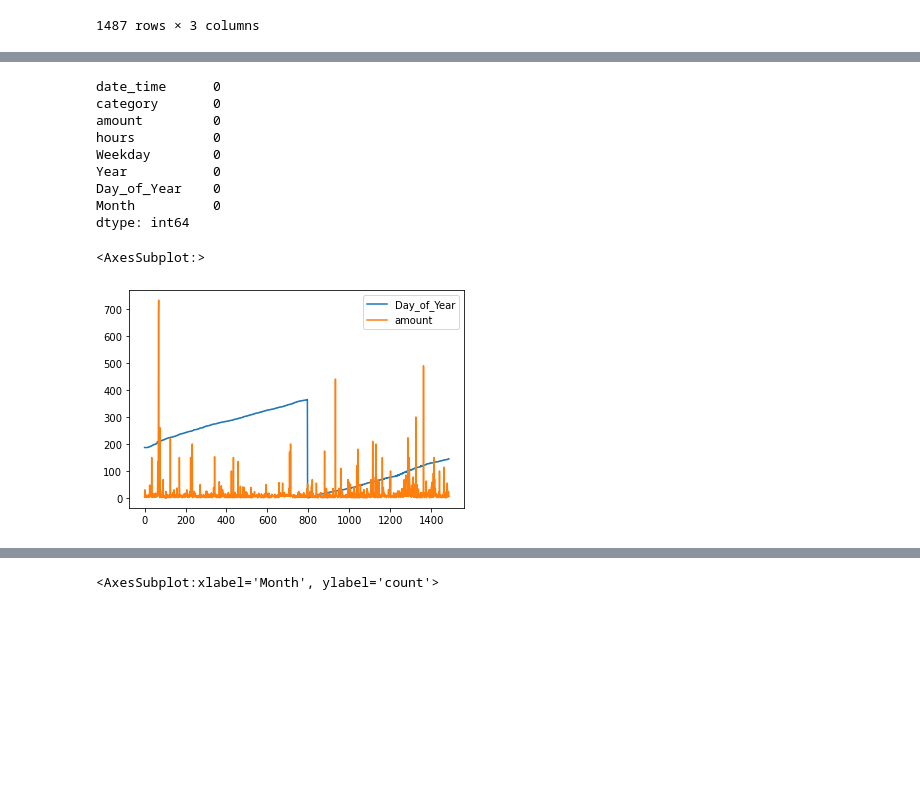
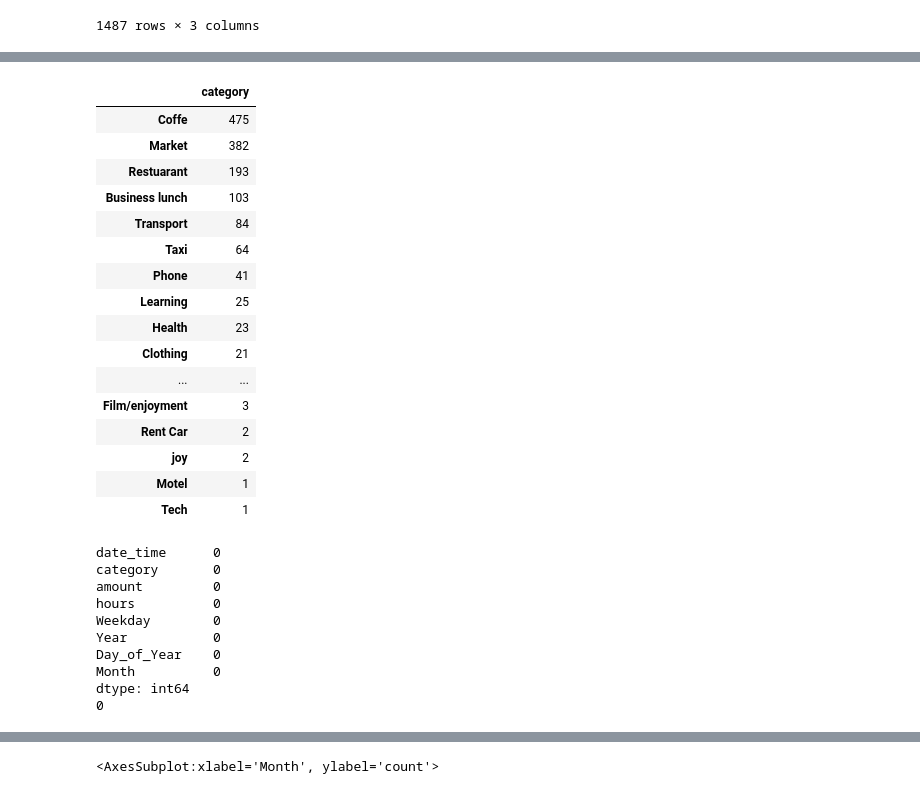
Before and after one commit to Ismat-Samadov/Budget_Prediction, a Jupyter notebook: Budget.ipynb, the cells around one changed output, grey strips where cells are left out. Drawn from its saved outputs; the diff is of its cells as text; code cells hidden in the pictures; blank space fills up the shorter version.

```diff
--- a/Budget.ipynb
+++ b/Budget.ipynb
@@ -48,7 +50,26 @@ data
+# %%
+pd.DataFrame(data['category'].value_counts())
+# %% [output]
+|  | category |
+| Coffe | 475 |
+| Market | 382 |
+| Restuarant | 193 |
+| Business lunch | 103 |
+| Transport | 84 |
+| Taxi | 64 |
+| Phone | 41 |
+| Learning | 25 |
+| Health | 23 |
+| Clothing | 21 |
+| ... | ... |
+| Film/enjoyment | 3 |
+| Rent Car | 2 |
+| joy | 2 |
+| Motel | 1 |
+| Tech | 1 |
 # %%
-data.isna().sum()
-
-data.duplicated().sum()
+print(data.isna().sum())
+print(data.duplicated().sum())
 # %% [output]
 date_time      0
 category       0
@@ -59,9 +80,5 @@ Year           0
 Day_of_Year    0
 Month          0
 dtype: int64
+0
-# %%
-data[['Day_of_Year','amount']].plot()
-# %% [output]
-<AxesSubplot:>
-[figure, removed]
 # %%
```
Also changed, not shown: parts of 12 cells of this notebook.
